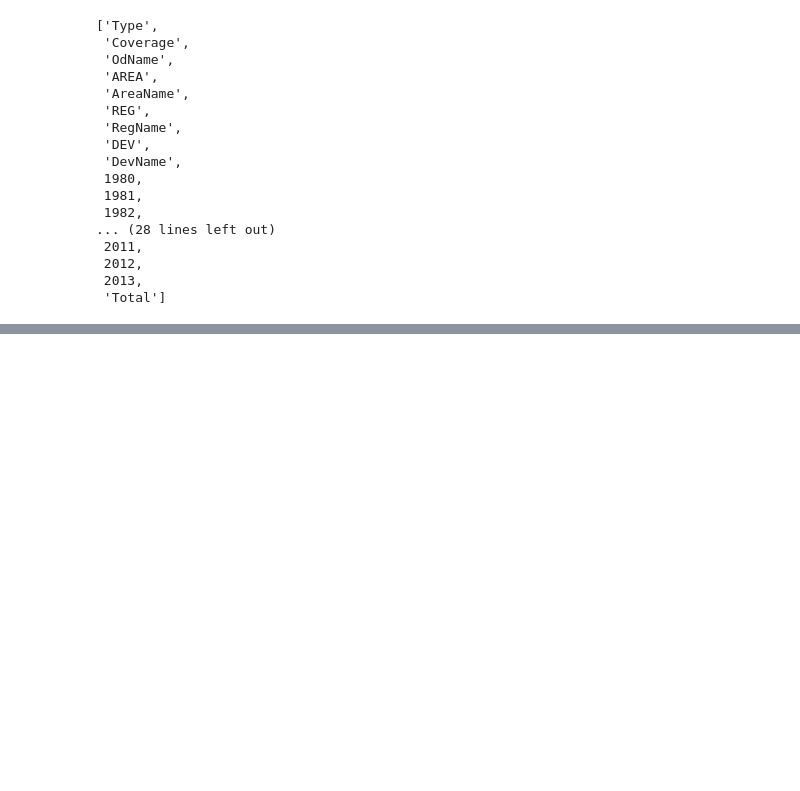
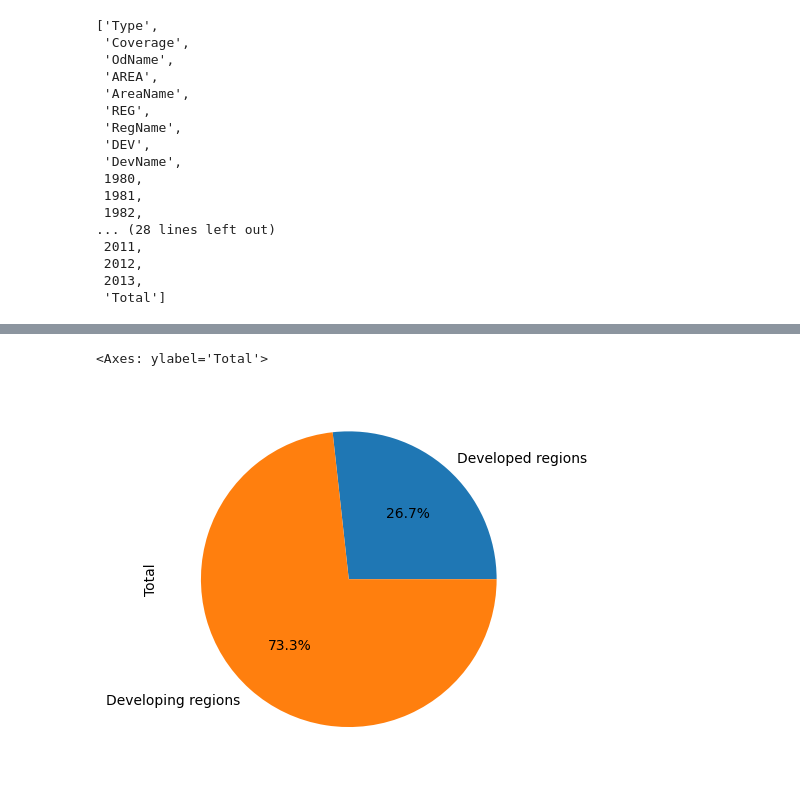
Before and after one commit to Natasha7769/data-analytics-digipodium, a Jupyter notebook: Pandas_basics/analysis.ipynb, the cells around one changed output, grey strips where cells are left out. Drawn from its saved outputs; the diff is of its cells as text; code cells hidden in the pictures; blank space fills up the shorter version.

```diff
--- a/Pandas_basics/analysis.ipynb
+++ b/Pandas_basics/analysis.ipynb
@@ -815,0 +866,2 @@ df.head()
+# %%
+df.replace('','UK',inplace=True)
@@ -815,0 +1104,5 @@ df.head()
+# %%
+df.groupby(by='Status')['Total'].sum().plot(kind='pie',autopct='%.1f%%')
+# %% [output]
+<Axes: ylabel='Total'>
+[figure, added]
```
Also changed, not shown: parts of 31 cells of this notebook, 1 other file.
